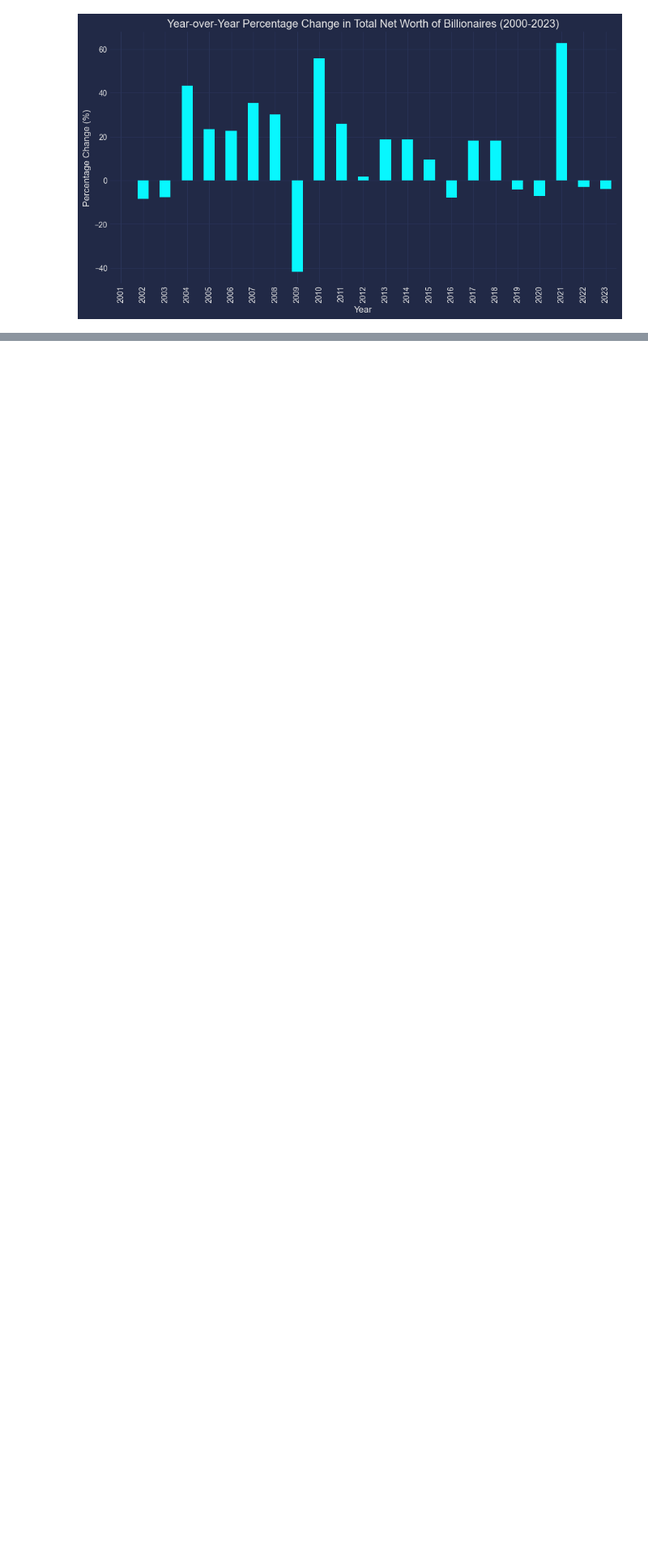
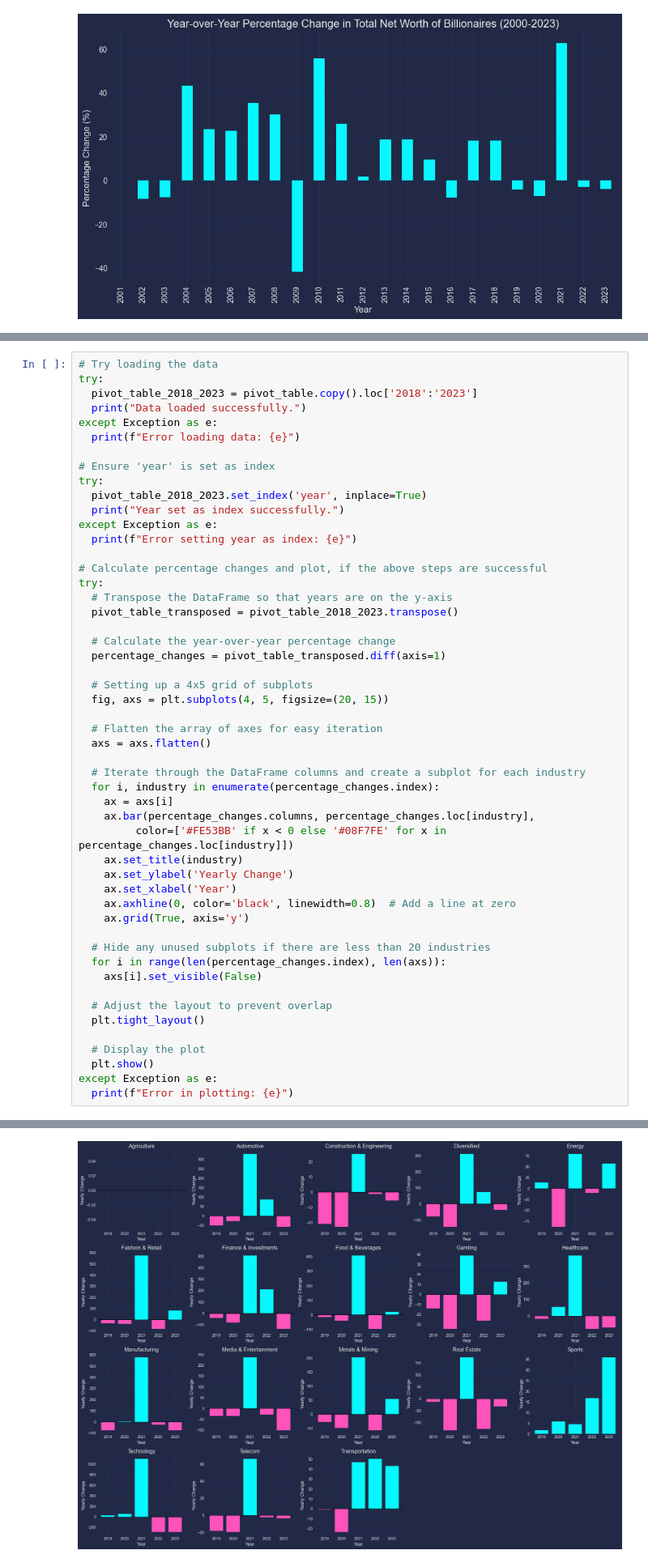
Before and after one commit to hcagatayyilmaz/data-literacy-extreme-wealth-analysis, a Jupyter notebook: data-literacy-project-extreme-wealth-analysis.ipynb, the cells around one changed output, grey strips where cells are left out. Shown at 81% size. Drawn from its saved outputs; the diff is of its cells as text; blank space fills up the shorter version.

```diff
--- a/data-literacy-project-extreme-wealth-analysis.ipynb
+++ b/data-literacy-project-extreme-wealth-analysis.ipynb
@@ -252,0 +217,52 @@ plt.show()
+# %%
+# Try loading the data
+try:
+  pivot_table_2018_2023 = pivot_table.copy().loc['2018':'2023']
+  print("Data loaded successfully.")
+except Exception as e:
+  print(f"Error loading data: {e}")
+
+# Ensure 'year' is set as index
+try:
+  pivot_table_2018_2023.set_index('year', inplace=True)
+  print("Year set as index successfully.")
+except Exception as e:
+  print(f"Error setting year as index: {e}")
+
+# Calculate percentage changes and plot, if the above steps are successful
+try:
+  # Transpose the DataFrame so that years are on the y-axis
+  pivot_table_transposed = pivot_table_2018_2023.transpose()
+
+  # Calculate the year-over-year percentage change
+  percentage_changes = pivot_table_transposed.diff(axis=1)
+
+  # Setting up a 4x5 grid of subplots
+  fig, axs = plt.subplots(4, 5, figsize=(20, 15))
+
+  # Flatten the array of axes for easy iteration
+  axs = axs.flatten()
+
+  # Iterate through the DataFrame columns and create a subplot for each industry
+  for i, industry in enumerate(percentage_changes.index):
+    ax = axs[i]
+    ax.bar(percentage_changes.columns, percentage_changes.loc[industry],
+         color=['#FE53BB' if x < 0 else '#08F7FE' for x in percentage_changes.loc[industry]])
+    ax.set_title(industry)
+    ax.set_ylabel('Yearly Change')
+    ax.set_xlabel('Year')
+    ax.axhline(0, color='black', linewidth=0.8)  # Add a line at zero
+    ax.grid(True, axis='y')
+
+  # Hide any unused subplots if there are less than 20 industries
+  for i in range(len(percentage_changes.index), len(axs)):
+    axs[i].set_visible(False)
+
+  # Adjust the layout to prevent overlap
+  plt.tight_layout()
+
+  # Display the plot
+  plt.show()
+except Exception as e:
+  print(f"Error in plotting: {e}")
+# %% [output]
@@ -252,0 +271 @@ plt.show()
+[figure, added]
```
Also changed, not shown: parts of 3 cells of this notebook, 2 other files.
